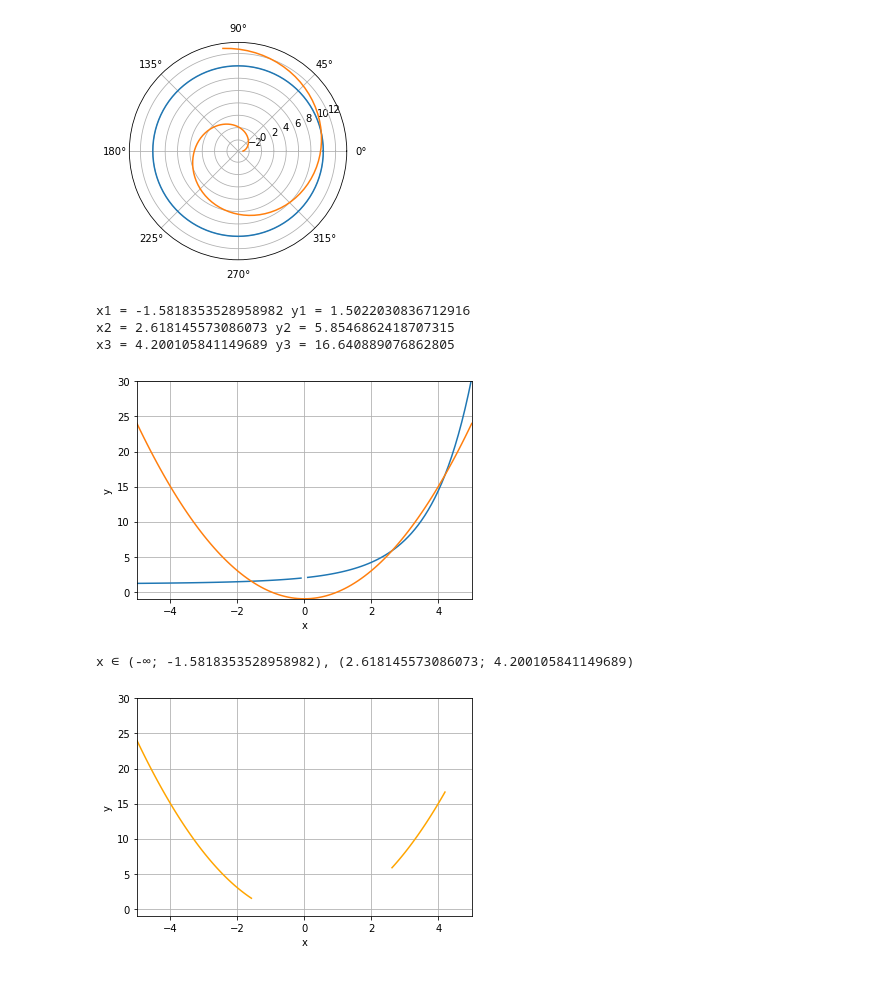
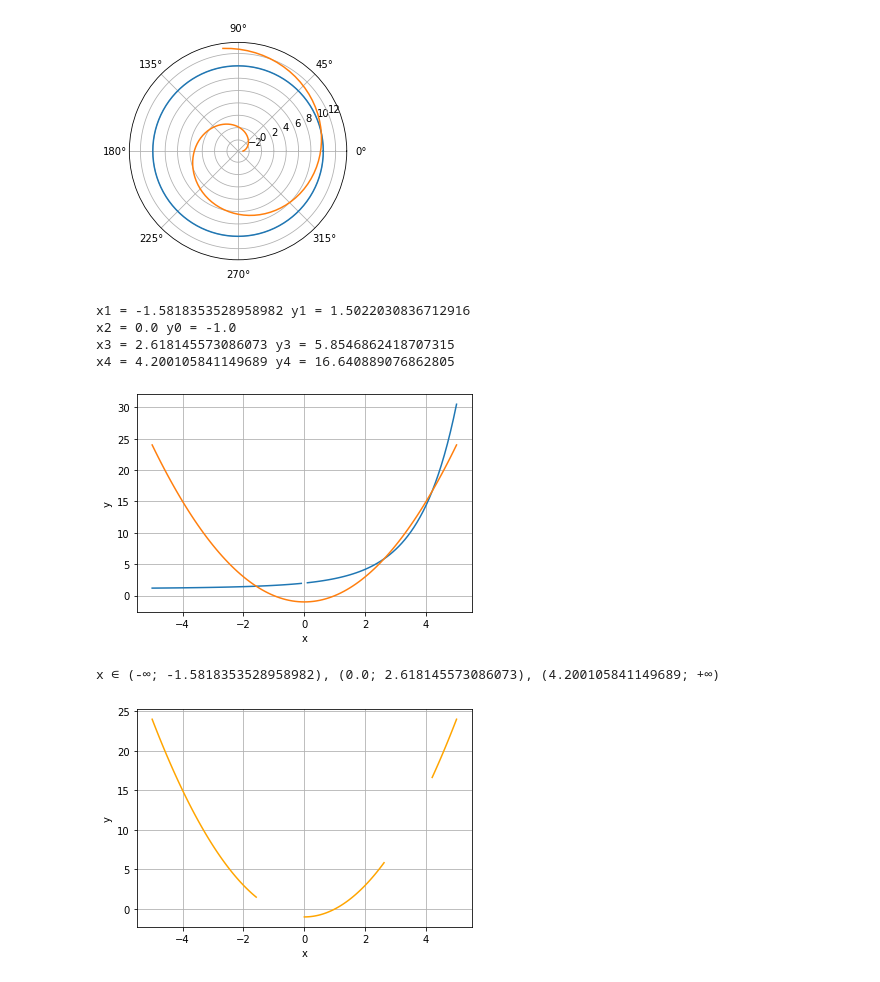
Before and after one commit to vitalyvj/math, a Jupyter notebook: HW3_sheet2_1_3_4.ipynb, the cells around one changed output. Saved outputs shown, nothing was run; the diff lists cells and outputs as text; code cells hidden in the pictures.

```diff
--- a/HW3_sheet2_1_3_4.ipynb
+++ b/HW3_sheet2_1_3_4.ipynb
@@ -61,36 +61,38 @@ x1 = 7.0710678118654755 y1 = 7.071067811865475
 # %%
 # задание 4.1: система уравнений
 
 x = np.linspace(-5, 5, 101)
 
 np.warnings.filterwarnings('ignore')
 
 def equations(p):
     x, y = p
     return (y - x**2 + 1, np.exp(x) + x * (1 - y) - 1)
 
 x1, y1 = fsolve(equations, (-2, 2))
 print ('x1 =', x1, 'y1 =', y1)
 
-x2, y2 = fsolve(equations, (3, 6))
-print ('x2 =', x2, 'y2 =', y2)
+x2, y2 = fsolve(equations, (0, -1))
+print ('x2 =', x2, 'y0 =', y2)
 
-x3, y3 = fsolve(equations, (4, 15))
+x3, y3 = fsolve(equations, (3, 6))
 print ('x3 =', x3, 'y3 =', y3)
+
+x4, y4 = fsolve(equations, (4, 15))
+print ('x4 =', x4, 'y4 =', y4)
 
 
 plt.plot(x, 1 - ((1 - np.exp(x)) / x))
 plt.plot(x, x**2 - 1)
 plt.xlabel('x')
 plt.ylabel('y')
-plt.xlim(-5, 5)
-plt.ylim(-1, 30)
 plt.grid()
 # %% [output]
 x1 = -1.5818353528958982 y1 = 1.5022030836712916
-x2 = 2.618145573086073 y2 = 5.8546862418707315
-x3 = 4.200105841149689 y3 = 16.640889076862805
+x2 = 0.0 y0 = -1.0
+x3 = 2.618145573086073 y3 = 5.8546862418707315
+x4 = 4.200105841149689 y4 = 16.640889076862805
-[figure, old version]
+[figure, new version]
 # %%
 # задание 4.1: система неравенств
 
@@ -102,8 +104,9 @@ def equations(p):
     return (y - x**2 + 1, np.exp(x) + x * (1 - y) - 1)
 
 x1, y1 = fsolve(equations, (-2, 2))
-
-x2, y2 = fsolve(equations, (3, 6))
+x2, y2 = fsolve(equations, (0, -1))
+x3, y3 = fsolve(equations, (3, 6))
+x4, y4 = fsolve(equations, (4, 15))
 
 x = np.linspace(-5, x1, 101)
 plt.plot(x, x**2 - 1, color='orange')
@@ -111,14 +114,14 @@ plt.plot(x, x**2 - 1, color='orange')
 x = np.linspace(x2, x3, 101)
 plt.plot(x, x**2 - 1, color='orange')
 
-print (f'x ∈ (-∞; {x1}), ({x2}; {x3})')
+x = np.linspace(x4, 5, 101)
+plt.plot(x, x**2 - 1, color='orange')
 
+print (f'x ∈ (-∞; {x1}), ({x2}; {x3}), ({x4}; +∞)')
 
 plt.xlabel('x')
 plt.ylabel('y')
-plt.xlim(-5, 5)
-plt.ylim(-1, 30)
 plt.grid()
 # %% [output]
-x ∈ (-∞; -1.5818353528958982), (2.618145573086073; 4.200105841149689)
+x ∈ (-∞; -1.5818353528958982), (0.0; 2.618145573086073), (4.200105841149689; +∞)
-[figure, old version]
+[figure, new version]
```
Also changed, not shown: parts of 1 cell of this notebook.
